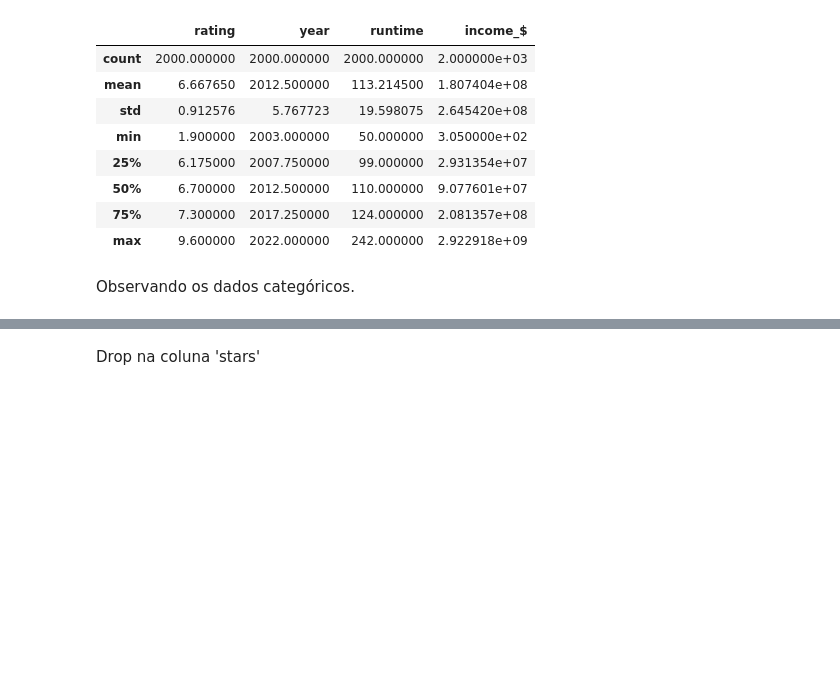
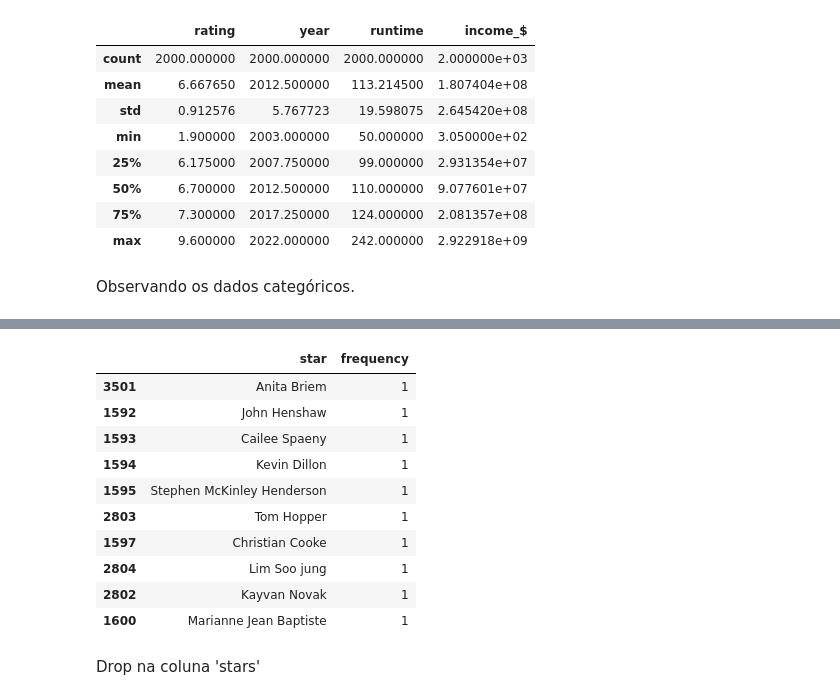
Before and after one commit to MatBrands/ADA-Exploratory_Data_Analysis, a Jupyter notebook: notebooks/edas/matheus.ipynb, the cells around one changed output, grey strips where cells are left out. Drawn from its saved outputs; the diff is of its cells as text; code cells hidden in the pictures; blank space fills up the shorter version.

```diff
--- a/notebooks/edas/matheus.ipynb
+++ b/notebooks/edas/matheus.ipynb
@@ -79,3 +87,17 @@ list_of_stars.sort_values('frequency', ascending=False).head(10)
+# %%
+list_of_stars.sort_values('frequency', ascending=True).head(10)
+# %% [output]
+|  | star | frequency |
+| 3501 | Anita Briem | 1 |
+| 1592 | John Henshaw | 1 |
+| 1593 | Cailee Spaeny | 1 |
+| 1594 | Kevin Dillon | 1 |
+| 1595 | Stephen McKinley Henderson | 1 |
+| 2803 | Tom Hopper | 1 |
+| 1597 | Christian Cooke | 1 |
+| 2804 | Lim Soo jung | 1 |
+| 2802 | Kayvan Novak | 1 |
+| 1600 | Marianne Jean Baptiste | 1 |
 # %% [markdown]
 Drop na coluna 'stars'
 # %%
```
Also changed, not shown: parts of 3 cells of this notebook.
